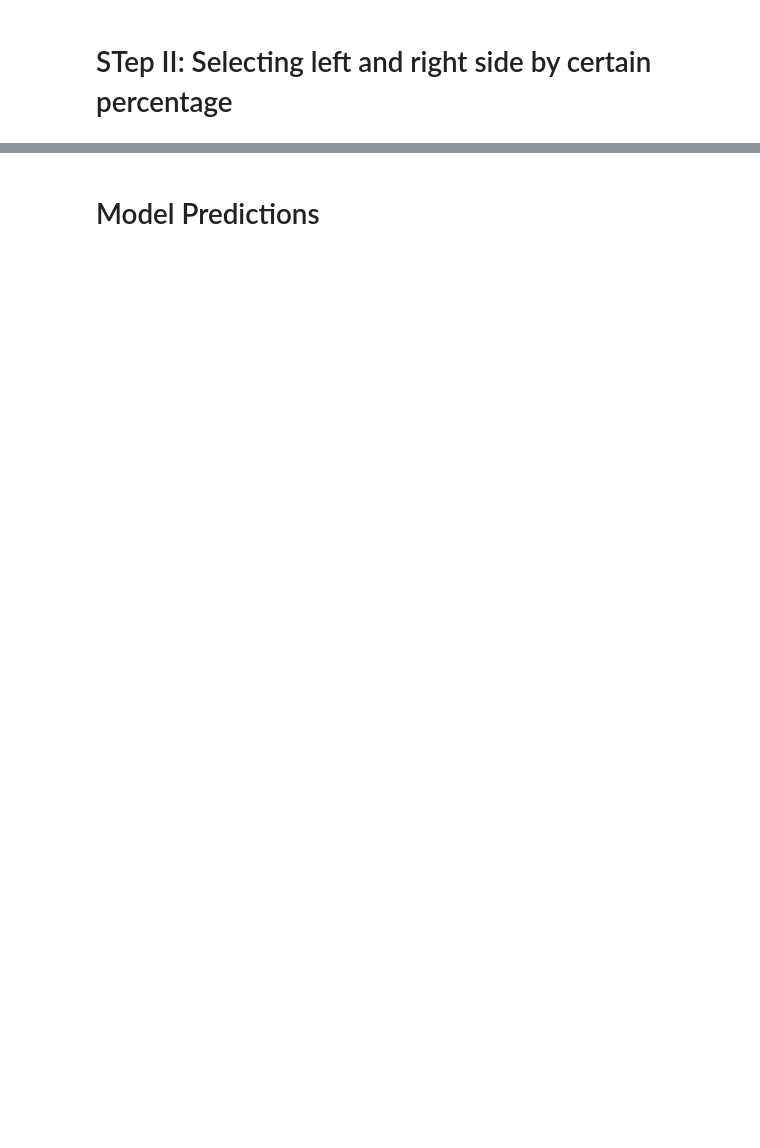
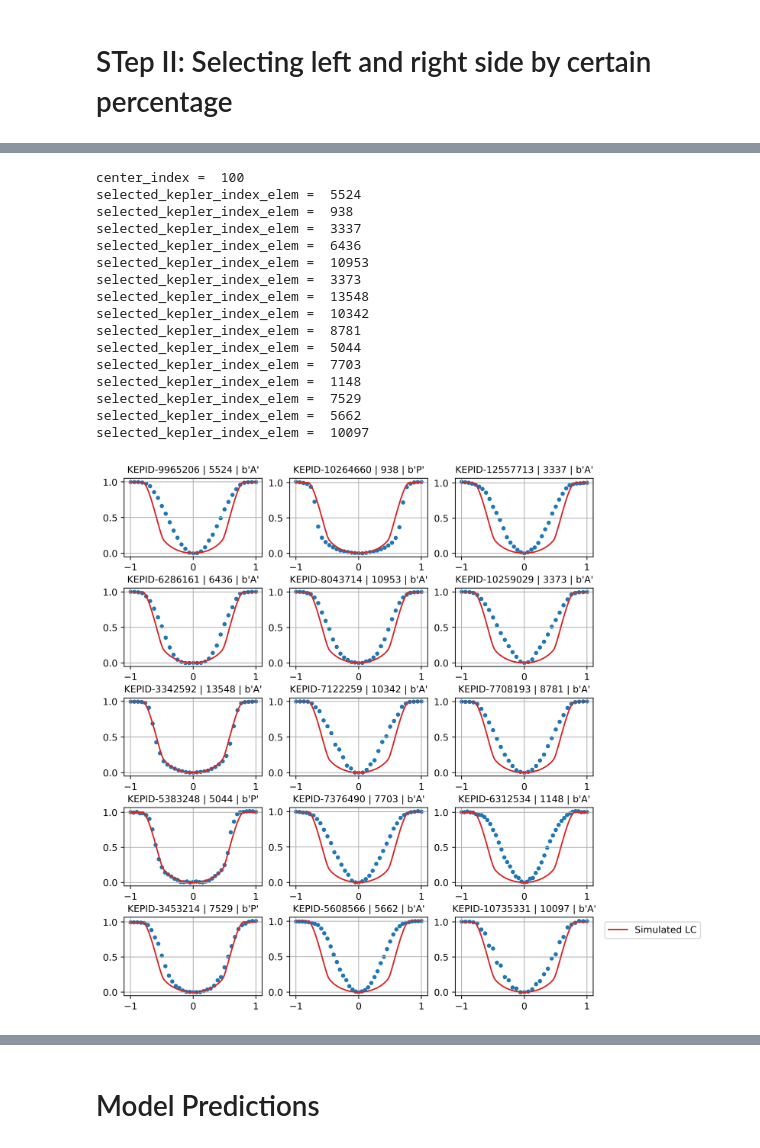
Before and after one commit to abrahammathews2000/mega, a Jupyter notebook: ml_training/overlap_lightcurves_simul_kepler_2.ipynb, the cells around one changed output, grey strips where cells are left out. Drawn from its saved outputs; the diff is of its cells as text; code cells hidden in the pictures; blank space fills up the shorter version.

```diff
--- a/ml_training/overlap_lightcurves_simul_kepler_2.ipynb
+++ b/ml_training/overlap_lightcurves_simul_kepler_2.ipynb
@@ -435,34 +526,52 @@ num = 5
 # Create a figure and axis
 fig, ax = plt.subplots(num,3, figsize=(9,10), gridspec_kw={ 'width_ratios': [1,1,1],
         'wspace': 0.2,'hspace': 0.4})
 plt.rcParams['figure.dpi'] = 400
 
 
 for iteration in range(num):
 
     ax[iteration][0].plot(np.linspace(-1,1,len(train_lc_scaled_append[0])),train_lc_scaled_append[0],color="tab:red")
     ax[iteration][1].plot(np.linspace(-1,1,len(train_lc_scaled_append[0])),train_lc_scaled_append[0],color="tab:red")
     ax[iteration][2].plot(np.linspace(-1,1,len(train_lc_scaled_append[0])),train_lc_scaled_append[0],label='Simulated LC',color="tab:red")
 
     ax[iteration][0].grid('on')
     ax[iteration][1].grid('on')
     ax[iteration][2].grid('on')
 
     for inner_iteration in np.arange(3):
         selected_kepler_index_elem = np.random.choice(selected_kepler_index)
         print('selected_kepler_index_elem = ',selected_kepler_index_elem)
         left_index = int(center_index - int(count_zeros_array[selected_kepler_index_elem]/2)-int(count_zeros_array[selected_kepler_index_elem]/6))
         right_index = int(center_index + int(count_zeros_array[selected_kepler_index_elem]/2)+int(count_zeros_array[selected_kepler_index_elem]/6))
         # print("left_index = ",left_index)
         # print("right_index = ",right_index)
         lc_test=local_view_array[selected_kepler_index_elem][left_index:right_index+1]
         ax[iteration][inner_iteration].scatter(np.linspace(-1,1,len(lc_test)),lc_test,s=12)
-        ax[iteration][inner_iteration].set_title(f"KEPID-{int(kepid_array[selected_kepler_index_elem])} | {selected_kepler_index_elem}",size=10)
+        ax[iteration][inner_iteration].set_title(f"KEPID-{int(kepid_array[selected_kepler_index_elem])} | {selected_kepler_index_elem} | {av_training_set_array[selected_kepler_index_elem]}",size=10)
 
 
 plt.legend(bbox_to_anchor=(1.05, 1.0), loc='upper left')
 plt.grid('on')
 plt.show()
+# %% [output]
+center_index =  100
+selected_kepler_index_elem =  5524
+selected_kepler_index_elem =  938
+selected_kepler_index_elem =  3337
+selected_kepler_index_elem =  6436
+selected_kepler_index_elem =  10953
+selected_kepler_index_elem =  3373
+selected_kepler_index_elem =  13548
+selected_kepler_index_elem =  10342
+selected_kepler_index_elem =  8781
+selected_kepler_index_elem =  5044
+selected_kepler_index_elem =  7703
+selected_kepler_index_elem =  1148
+selected_kepler_index_elem =  7529
+selected_kepler_index_elem =  5662
+selected_kepler_index_elem =  10097
+[figure, added]
 # %%
 center_index = int(len(local_view_array[0])/2)
 print("center_index = ",center_index)
```
Also changed, not shown: parts of 28 cells of this notebook.
